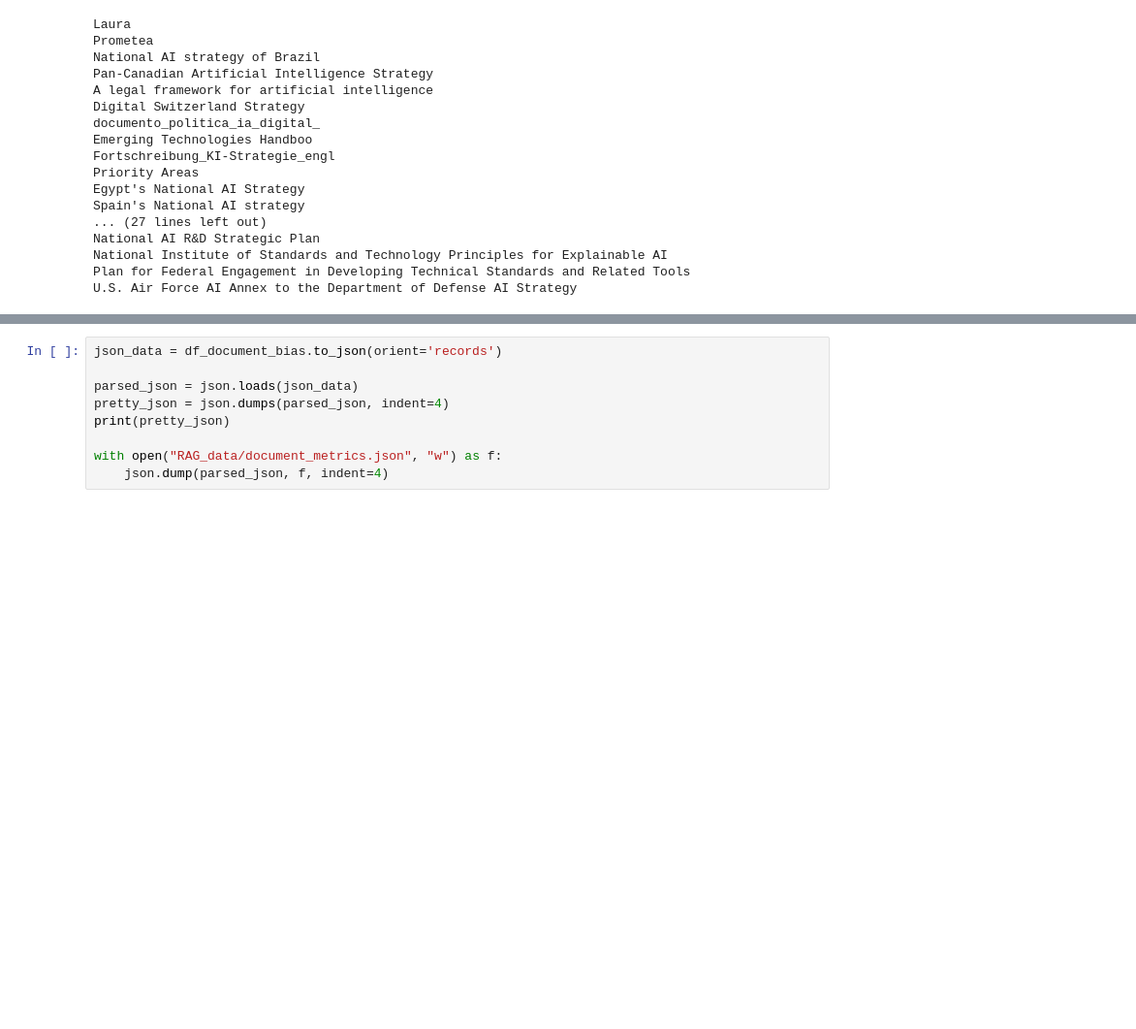
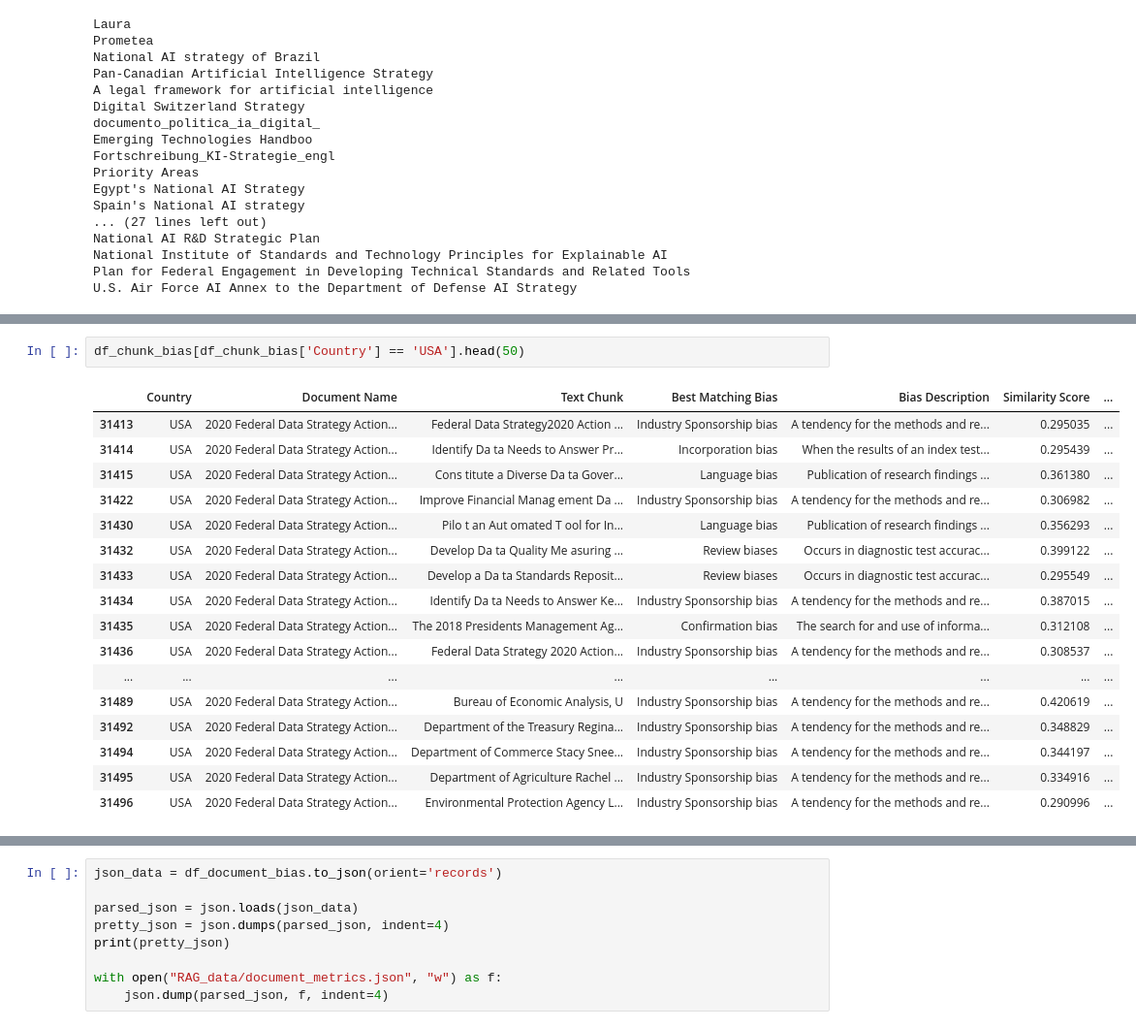
Before and after one commit to JochemBus/AI_Policy_Thesis, a Jupyter notebook: RAG_data_Setup.ipynb, the cells around one changed output, grey strips where cells are left out. Shown at 97% size. Drawn from its saved outputs; the diff is of its cells as text; blank space fills up the shorter version.

```diff
--- a/RAG_data_Setup.ipynb
+++ b/RAG_data_Setup.ipynb
@@ -295,3 +297,23 @@ df_chunk_bias
+# %%
+df_chunk_bias[df_chunk_bias['Country'] == 'USA'].head(50)
+# %% [output]
+|  | Country | Document Name | Text Chunk | Best Matching Bias | Bias Description | Similarity Score | ... |
+| 31413 | USA | 2020 Federal Data Strategy Action... | Federal Data Strategy2020 Action ... | Industry Sponsorship bias | A tendency for the methods and re... | 0.295035 | ... |
+| 31414 | USA | 2020 Federal Data Strategy Action... | Identify Da ta Needs to Answer Pr... | Incorporation bias | When the results of an index test... | 0.295439 | ... |
+| 31415 | USA | 2020 Federal Data Strategy Action... | Cons titute a Diverse Da ta Gover... | Language bias | Publication of research findings ... | 0.361380 | ... |
+| 31422 | USA | 2020 Federal Data Strategy Action... | Improve Financial Manag ement Da ... | Industry Sponsorship bias | A tendency for the methods and re... | 0.306982 | ... |
+| 31430 | USA | 2020 Federal Data Strategy Action... | Pilo t an Aut omated T ool for In... | Language bias | Publication of research findings ... | 0.356293 | ... |
+| 31432 | USA | 2020 Federal Data Strategy Action... | Develop Da ta Quality Me asuring ... | Review biases | Occurs in diagnostic test accurac... | 0.399122 | ... |
+| 31433 | USA | 2020 Federal Data Strategy Action... | Develop a Da ta Standards Reposit... | Review biases | Occurs in diagnostic test accurac... | 0.295549 | ... |
+| 31434 | USA | 2020 Federal Data Strategy Action... | Identify Da ta Needs to Answer Ke... | Industry Sponsorship bias | A tendency for the methods and re... | 0.387015 | ... |
+| 31435 | USA | 2020 Federal Data Strategy Action... | The 2018 Presidents Management Ag... | Confirmation bias | The search for and use of informa... | 0.312108 | ... |
+| 31436 | USA | 2020 Federal Data Strategy Action... | Federal Data Strategy 2020 Action... | Industry Sponsorship bias | A tendency for the methods and re... | 0.308537 | ... |
+| ... | ... | ... | ... | ... | ... | ... | ... |
+| 31489 | USA | 2020 Federal Data Strategy Action... | Bureau of Economic Analysis, U | Industry Sponsorship bias | A tendency for the methods and re... | 0.420619 | ... |
+| 31492 | USA | 2020 Federal Data Strategy Action... | Department of the Treasury Regina... | Industry Sponsorship bias | A tendency for the methods and re... | 0.348829 | ... |
+| 31494 | USA | 2020 Federal Data Strategy Action... | Department of Commerce Stacy Snee... | Industry Sponsorship bias | A tendency for the methods and re... | 0.344197 | ... |
+| 31495 | USA | 2020 Federal Data Strategy Action... | Department of Agriculture Rachel ... | Industry Sponsorship bias | A tendency for the methods and re... | 0.334916 | ... |
+| 31496 | USA | 2020 Federal Data Strategy Action... | Environmental Protection Agency L... | Industry Sponsorship bias | A tendency for the methods and re... | 0.290996 | ... |
 # %%
 def compute_prevalent_bias(group):
     # Compute statistics for each bias type in the group
```
Also changed, not shown: parts of 4 cells of this notebook.
